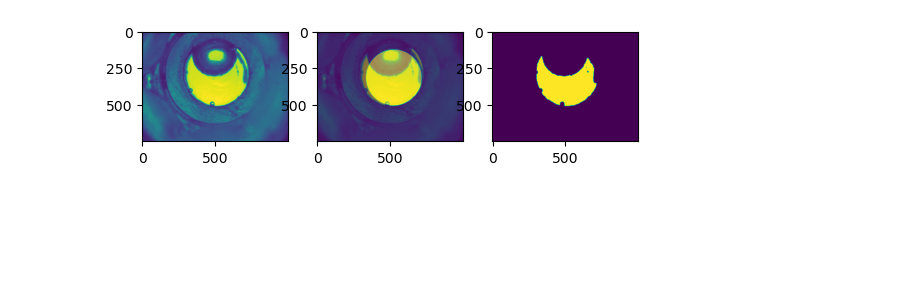
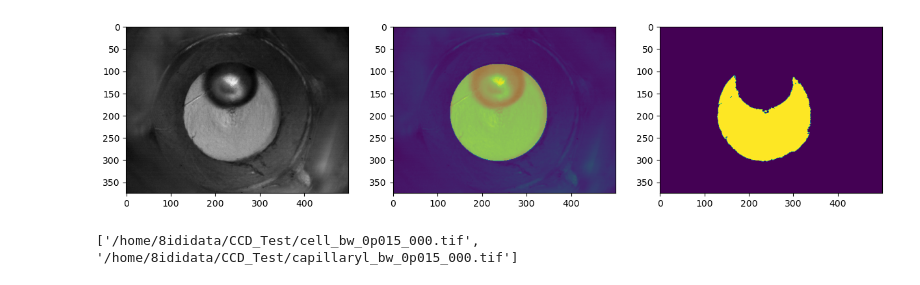
Before and after one commit to mdw771/auto_beamline_ops, a Jupyter notebook: workspace/test_bubble_segmentation.ipynb, the cells around one changed output. Saved outputs shown, nothing was run; the diff lists cells and outputs as text; code cells hidden in the pictures; blank space fills up the shorter version.

Commit message:
Capillary segmentation

```diff
--- a/workspace/test_bubble_segmentation.ipynb
+++ b/workspace/test_bubble_segmentation.ipynb
@@ -21,9 +18,9 @@ def preprocess(img):
         img = rgb2gray(img)
     return img
 # %%
-img = tifffile.imread('data/raw/cell_bw_1s_000.tif')
+# img = tifffile.imread('data/raw/cell_bw_1s_000.tif')
 # img = tifffile.imread('data/raw/cell_color_1s_000.tif')
-# flist = glob.glob('/home/8ididata/CCD_Test/*15*.tif')
-# print(flist)
-# img = tifffile.imread(flist[0])
+flist = glob.glob('/home/8ididata/CCD_Test/*0p015*.tif')
+print(flist)
+img = tifffile.imread(flist[0])
 img = preprocess(img)
@@ -38,9 +35,16 @@ img_ds = segmentor.image
 # %%
-fig, ax = plt.subplots(1, 3)
-ax[0].imshow(img_ds)
+fig, ax = plt.subplots(1, 3, figsize=(15, 5))
+ax[0].imshow(img_ds, cmap='gray')
 ax[1].imshow(img_ds)
 ax[1].imshow(cell_window_mask, alpha=0.5)
 ax[2].imshow(scannable_mask, alpha=1)
 plt.show()
 # %% [output]
-[figure, old version]
+[figure, new version]
+# %%
+flist = glob.glob('/home/8ididata/CCD_Test/*0p015*.tif')
+print(flist)
+img = tifffile.imread(flist[1])
+img = preprocess(img)
+# %% [output]
+['/home/8ididata/CCD_Test/cell_bw_0p015_000.tif', '/home/8ididata/CCD_Test/capillaryl_bw_0p015_000.tif']
```
Also changed, not shown: parts of 5 cells of this notebook, 3 other files.
